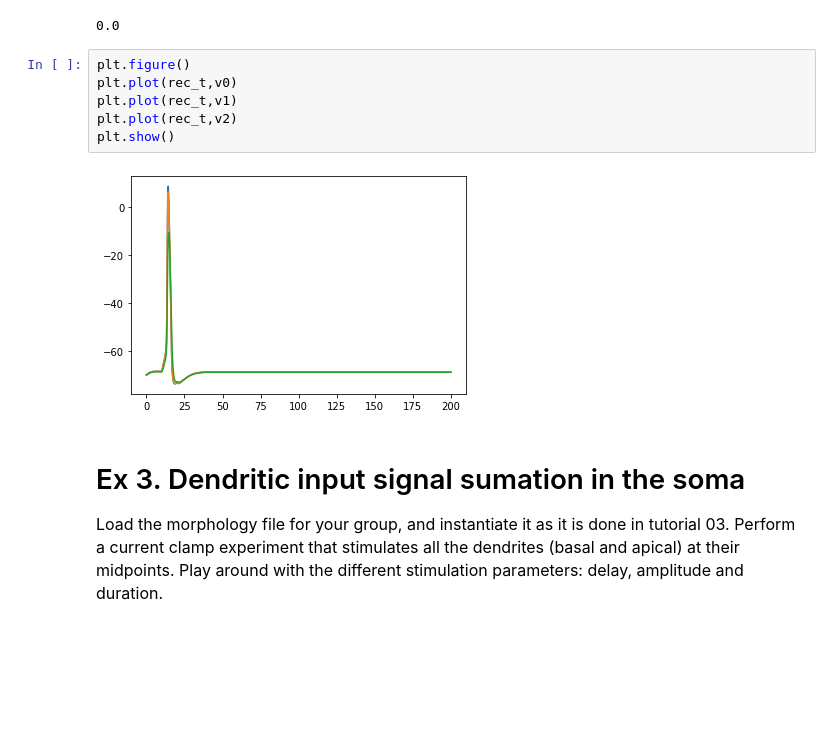
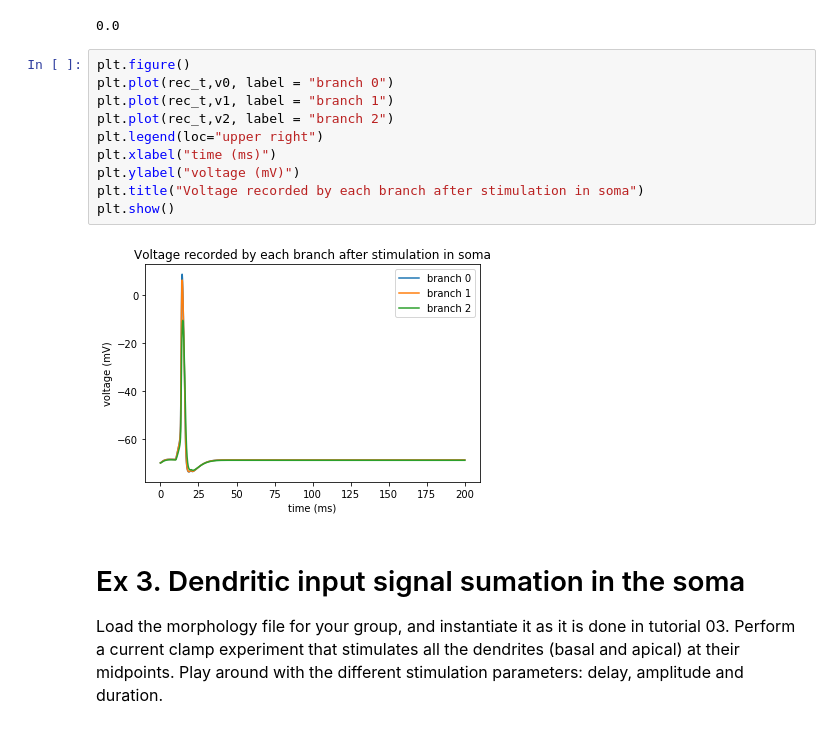
Before and after one commit to jjt20/InSilicoClass, a Jupyter notebook: my_notebooks/Week4/Week4_HomeWork.ipynb, the cells around one changed output. Drawn from its saved outputs; the diff is of its cells as text; blank space fills up the shorter version.

Commit message:
Minor changes in plot

```diff
--- a/my_notebooks/Week4/Week4_HomeWork.ipynb
+++ b/my_notebooks/Week4/Week4_HomeWork.ipynb
@@ -229,12 +236,16 @@ h.continuerun(200) # final time
 0.0
 # %%
 plt.figure()
-plt.plot(rec_t,v0)
-plt.plot(rec_t,v1)
-plt.plot(rec_t,v2)
+plt.plot(rec_t,v0, label = "branch 0")
+plt.plot(rec_t,v1, label = "branch 1")
+plt.plot(rec_t,v2, label = "branch 2")
+plt.legend(loc="upper right")
+plt.xlabel("time (ms)")
+plt.ylabel("voltage (mV)")
+plt.title("Voltage recorded by each branch after stimulation in soma")
 plt.show()
 # %% [output]
-[figure, old version]
+[figure, new version]
 # %% [markdown]
 # Ex 3. Dendritic input signal sumation in the soma
 
```
Also changed, not shown: parts of 3 cells of this notebook.
